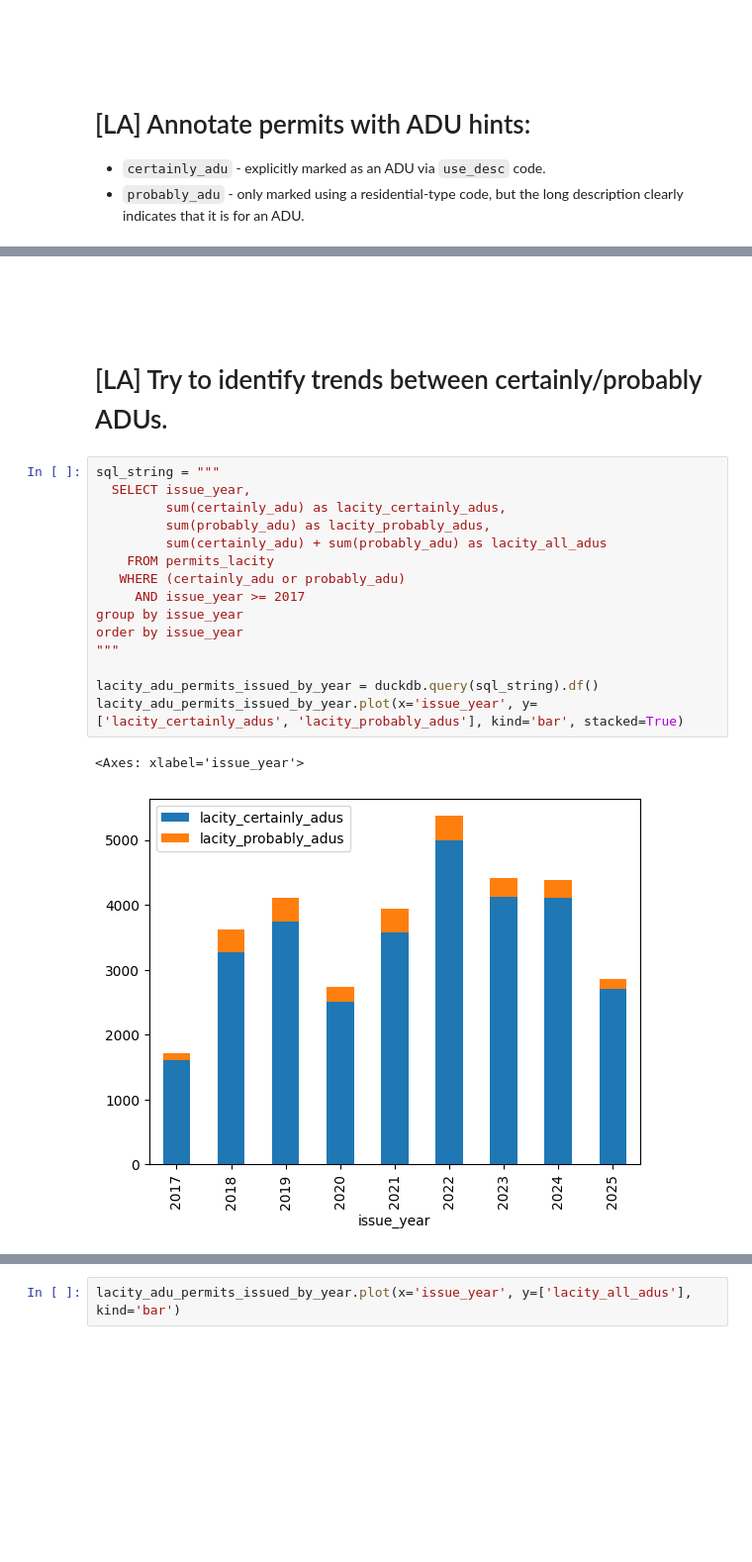
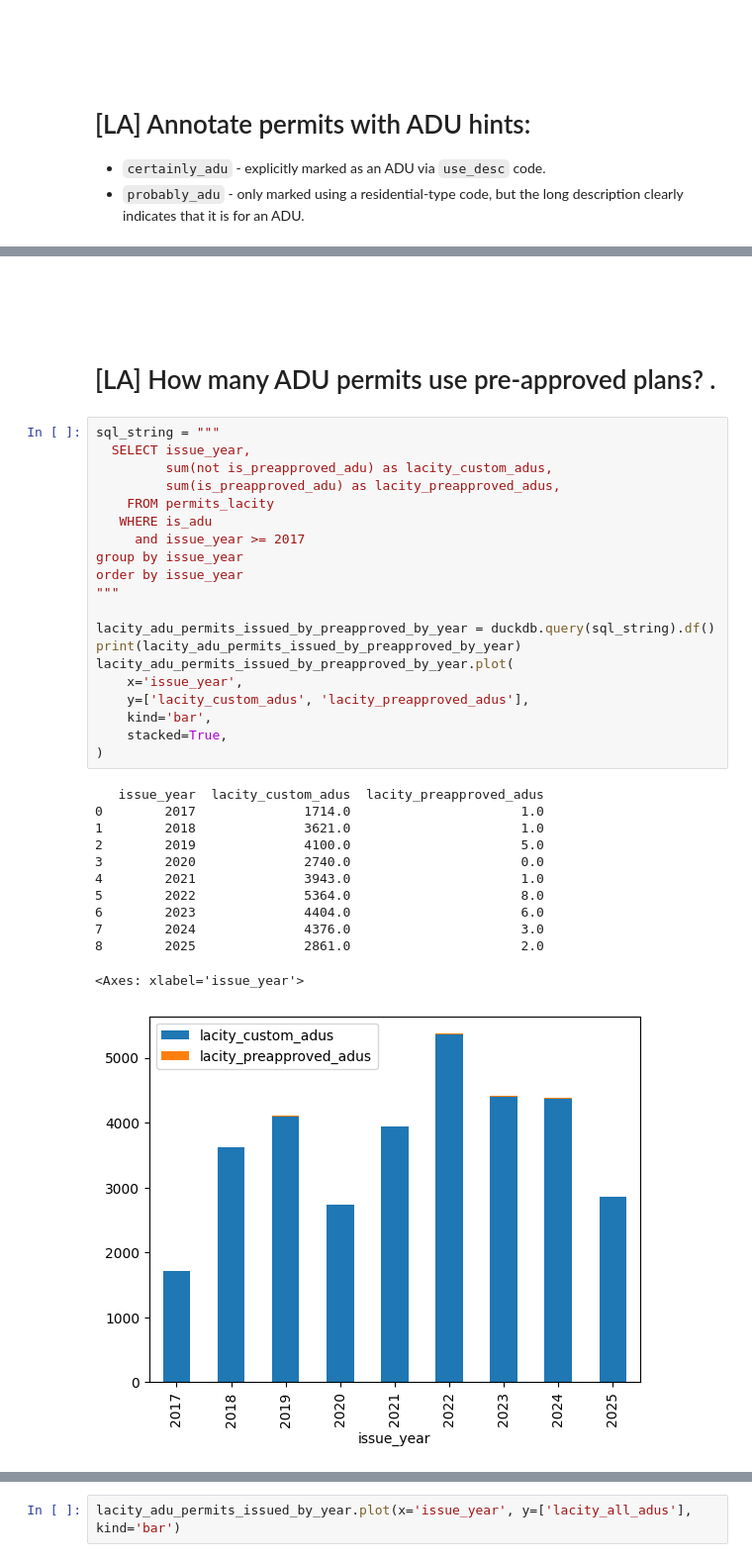
Before and after one commit to pwnage101/adus_research, a Jupyter notebook: ADUs.ipynb, the cells around one changed output, grey strips where cells are left out. Shown at 99% size. Cells and saved outputs as stored; diff of their text form; blank space fills up the shorter version.

```diff
--- a/ADUs.ipynb
+++ b/ADUs.ipynb
@@ -117,22 +137,37 @@ permits_lacity = duckdb.query(sql_string).df()
 # %% [markdown]
 <br><br><br>
 
-# [LA] Try to identify trends between certainly/probably ADUs.
+# [LA] How many ADU permits use pre-approved plans? .
 # %%
 sql_string = """
   SELECT issue_year,
-         sum(certainly_adu) as lacity_certainly_adus,
-         sum(probably_adu) as lacity_probably_adus,
-         sum(certainly_adu) + sum(probably_adu) as lacity_all_adus
+         sum(not is_preapproved_adu) as lacity_custom_adus,
+         sum(is_preapproved_adu) as lacity_preapproved_adus,
     FROM permits_lacity
-   WHERE (certainly_adu or probably_adu)
-     AND issue_year >= 2017
+   WHERE is_adu
+     and issue_year >= 2017
 group by issue_year
 order by issue_year
 """
 
-lacity_adu_permits_issued_by_year = duckdb.query(sql_string).df()
-lacity_adu_permits_issued_by_year.plot(x='issue_year', y=['lacity_certainly_adus', 'lacity_probably_adus'], kind='bar', stacked=True)
+lacity_adu_permits_issued_by_preapproved_by_year = duckdb.query(sql_string).df()
+print(lacity_adu_permits_issued_by_preapproved_by_year)
+lacity_adu_permits_issued_by_preapproved_by_year.plot(
+    x='issue_year',
+    y=['lacity_custom_adus', 'lacity_preapproved_adus'],
+    kind='bar',
+    stacked=True,
+)
 # %% [output]
-<Axes: xlabel='issue_year'>
+   issue_year  lacity_custom_adus  lacity_preapproved_adus
+0        2017              1714.0                      1.0
+1        2018              3621.0                      1.0
+2        2019              4100.0                      5.0
+3        2020              2740.0                      0.0
+4        2021              3943.0                      1.0
+5        2022              5364.0                      8.0
+6        2023              4404.0                      6.0
+7        2024              4376.0                      3.0
+8        2025              2861.0                      2.0
+<Axes: xlabel='issue_year'>
-[figure, old version]
+[figure, new version]
```
Also changed, not shown: parts of 7 cells of this notebook.
